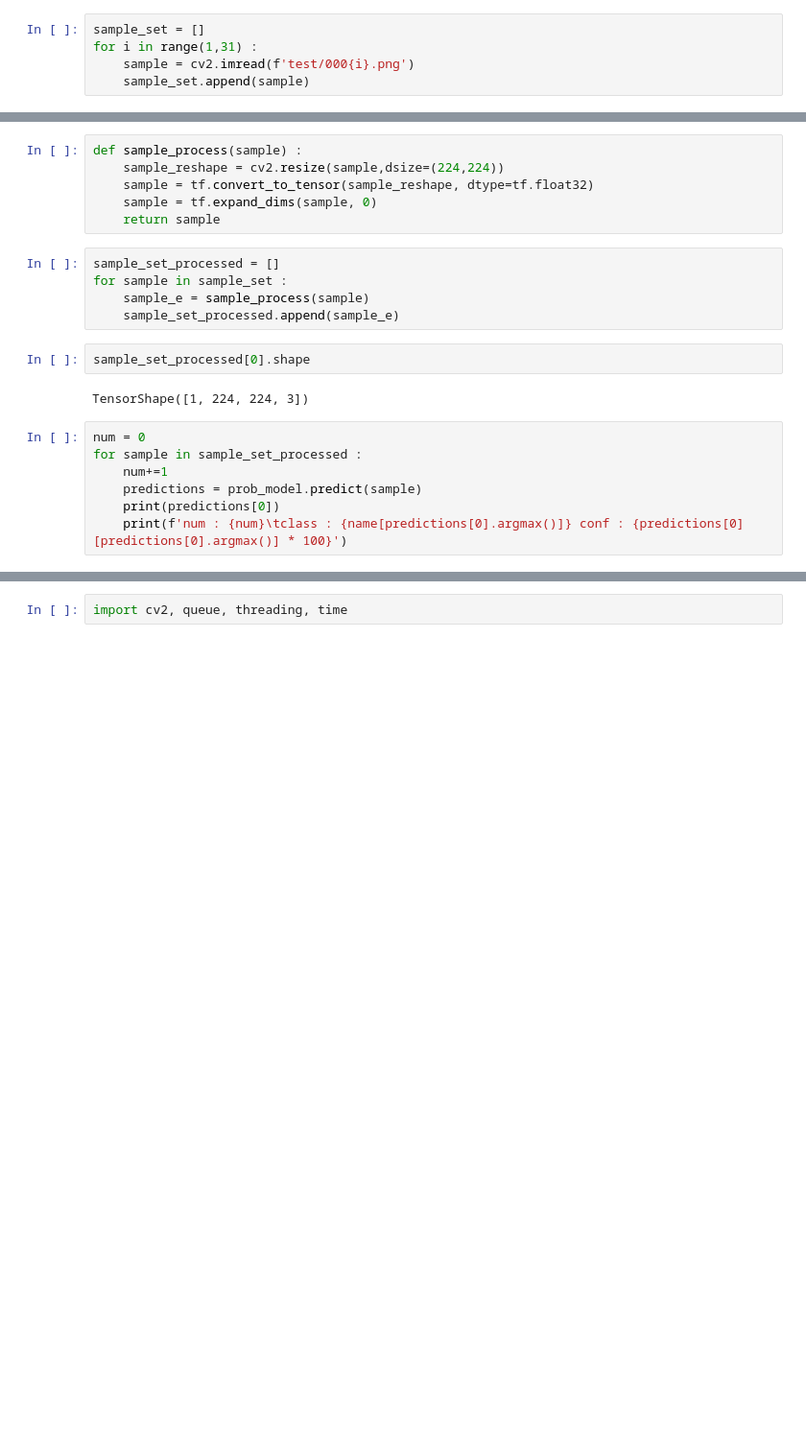
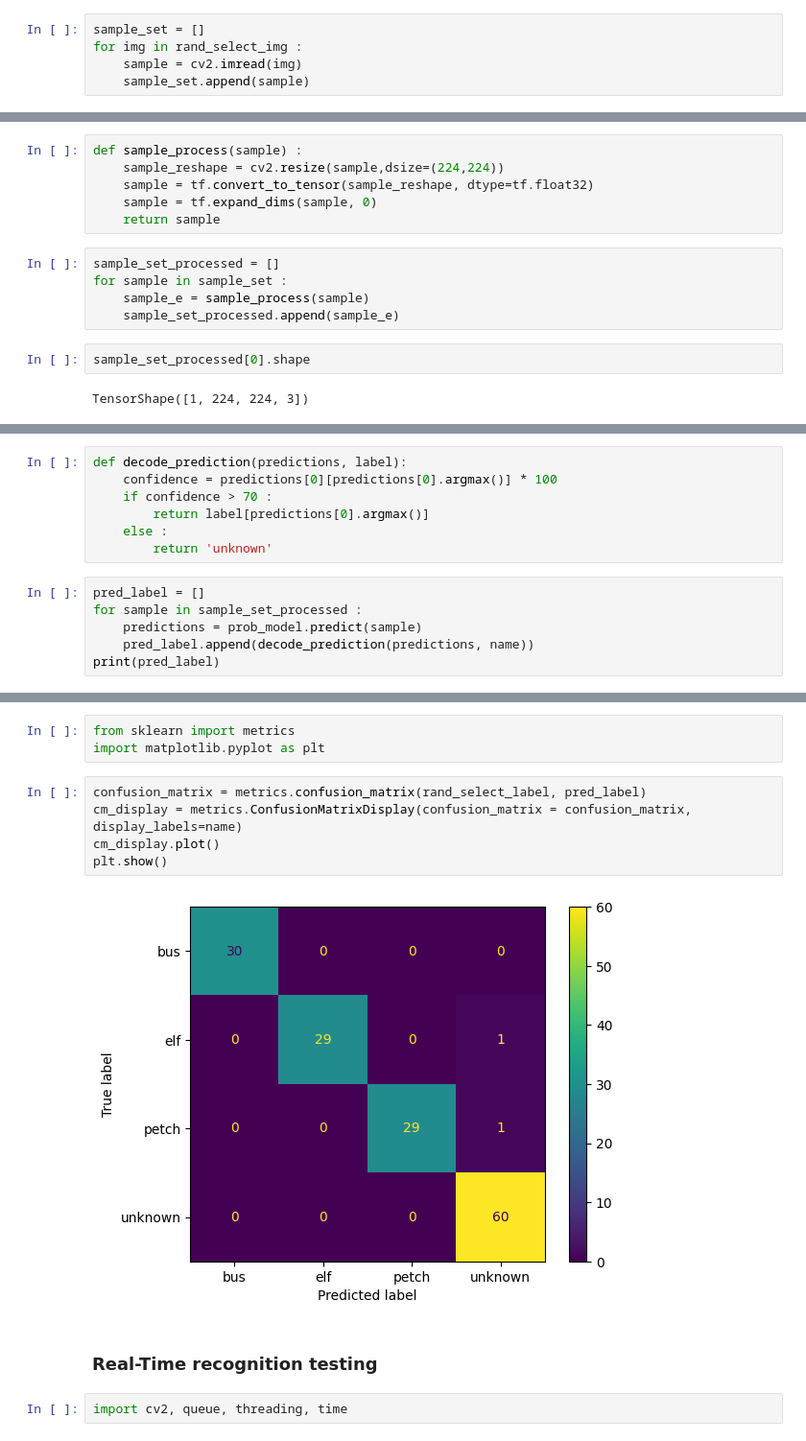
Before and after one commit to Phanxv/Facial-Recognition-Security-System, a Jupyter notebook: VGGFace/test_model.ipynb, the cells around one changed output, grey strips where cells are left out. Shown at 96% size. Saved outputs shown, nothing was run; the diff lists cells and outputs as text; blank space fills up the shorter version.

```diff
--- a/VGGFace/test_model.ipynb
+++ b/VGGFace/test_model.ipynb
@@ -27,6 +70,6 @@ WARNING:tensorflow:No training configuration found in save file, so the model wa
 name = ['bus','elf','petch','unknown']
 # %%
 sample_set = []
-for i in range(1,31) :
-    sample = cv2.imread(f'test/000{i}.png')
+for img in rand_select_img :
+    sample = cv2.imread(img)
     sample_set.append(sample)
@@ -49,10 +88,3 @@ for sample in sample_set :
 sample_set_processed[0].shape
 # %% [output]
 TensorShape([1, 224, 224, 3])
-# %%
-num = 0
-for sample in sample_set_processed :
-    num+=1
-    predictions = prob_model.predict(sample)
-    print(predictions[0])
-    print(f'num : {num}\tclass : {name[predictions[0].argmax()]} conf : {predictions[0][predictions[0].argmax()] * 100}')
@@ -78,0 +91,13 @@ num : 30        class : petch conf : 66.77375435829163
+# %%
+def decode_prediction(predictions, label):
+    confidence = predictions[0][predictions[0].argmax()] * 100
+    if confidence > 70 :
+        return label[predictions[0].argmax()]
+    else :
+        return 'unknown'
+# %%
+pred_label = []
+for sample in sample_set_processed :
+    predictions = prob_model.predict(sample)
+    pred_label.append(decode_prediction(predictions, name))
+print(pred_label)
@@ -79,2 +137,14 @@ num : 30        class : petch conf : 66.77375435829163
+# %%
+from sklearn import metrics
+import matplotlib.pyplot as plt
+# %%
+confusion_matrix = metrics.confusion_matrix(rand_select_label, pred_label)
+cm_display = metrics.ConfusionMatrixDisplay(confusion_matrix = confusion_matrix, display_labels=name)
+cm_display.plot()
+plt.show()
+# %% [output]
+[figure, added]
+# %% [markdown]
+### Real-Time recognition testing
 # %%
 import cv2, queue, threading, time
```
Also changed, not shown: parts of 10 cells of this notebook, 6 other files.
